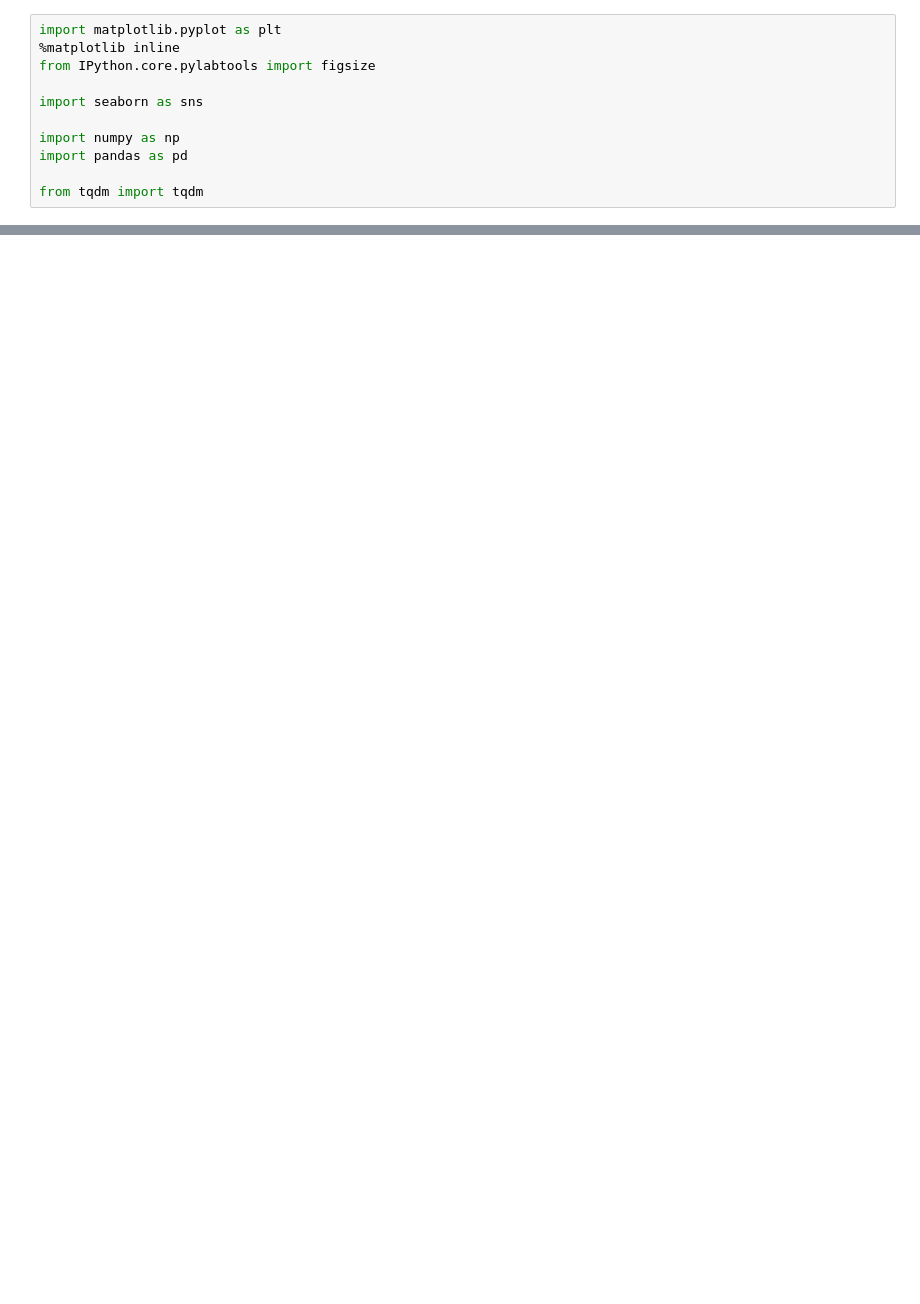
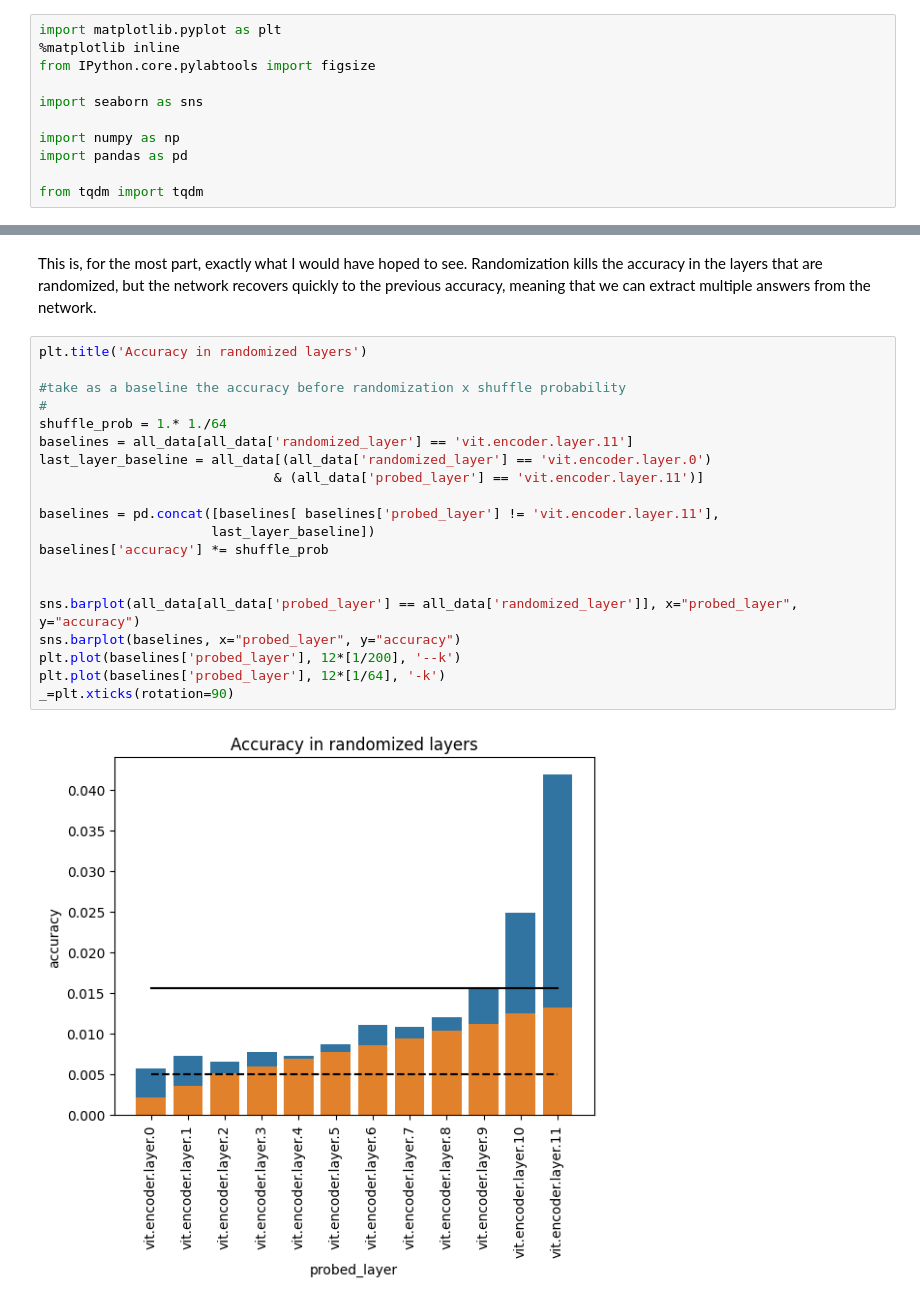
Before and after one commit to lrast/CLSTokenAnalysis, a Jupyter notebook: 1.0-randomization_and_readout.ipynb, the cells around one changed output, grey strips where cells are left out. Cells and saved outputs as stored; diff of their text form; blank space fills up the shorter version.

```diff
--- a/1.0-randomization_and_readout.ipynb
+++ b/1.0-randomization_and_readout.ipynb
@@ -40,0 +55,24 @@ KeyboardInterrupt:
+# %% [markdown]
+This is, for the most part, exactly what I would have hoped to see. Randomization kills the accuracy in the layers that are randomized, but the network recovers quickly to the previous accuracy, meaning that we can extract multiple answers from the network.
+# %%
+plt.title('Accuracy in randomized layers')
+
+#take as a baseline the accuracy before randomization x shuffle probability
+#
+shuffle_prob = 1.* 1./64
+baselines = all_data[all_data['randomized_layer'] == 'vit.encoder.layer.11']
+last_layer_baseline = all_data[(all_data['randomized_layer'] == 'vit.encoder.layer.0')
+                              & (all_data['probed_layer'] == 'vit.encoder.layer.11')]
+
+baselines = pd.concat([baselines[ baselines['probed_layer'] != 'vit.encoder.layer.11'],
+                      last_layer_baseline])
+baselines['accuracy'] *= shuffle_prob
+
+
+sns.barplot(all_data[all_data['probed_layer'] == all_data['randomized_layer']], x="probed_layer", y="accuracy")
+sns.barplot(baselines, x="probed_layer", y="accuracy")
+plt.plot(baselines['probed_layer'], 12*[1/200], '--k')
+plt.plot(baselines['probed_layer'], 12*[1/64], '-k')
+_=plt.xticks(rotation=90)
+# %% [output]
+[figure, added]
```
Also changed, not shown: parts of 16 cells of this notebook, 1 other file.
